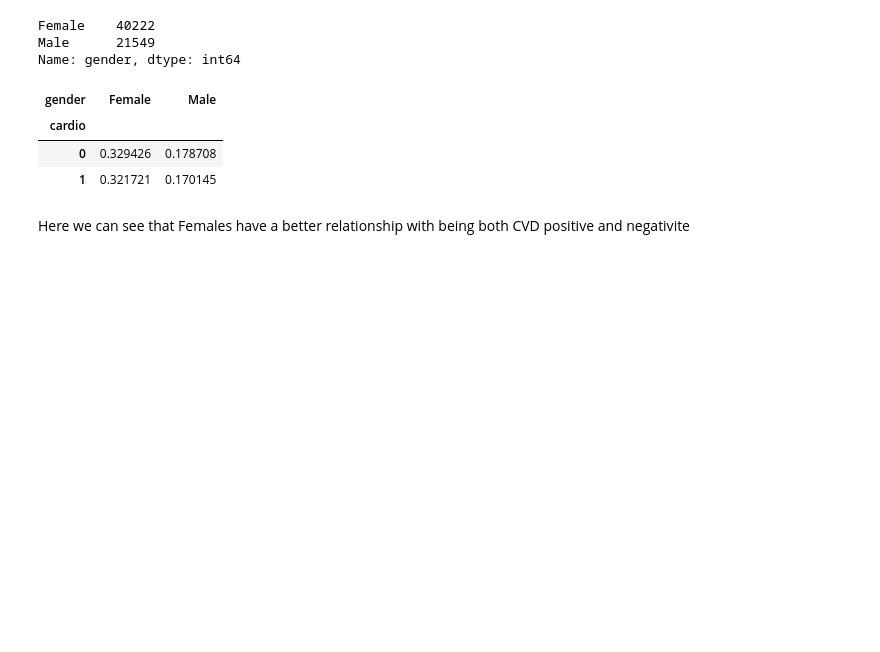
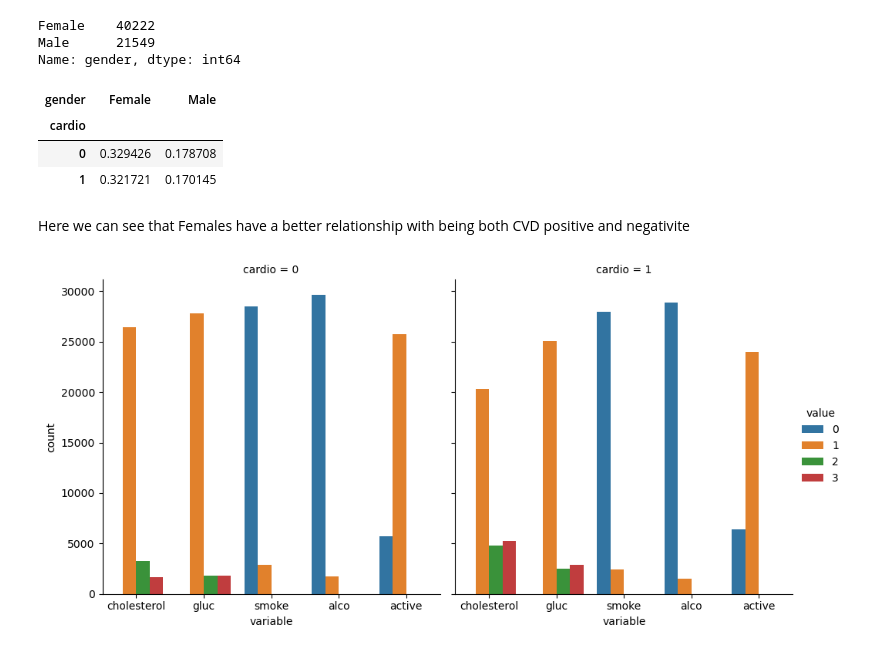
Before and after one commit to COMP3608-Big-Data/Cardiovascular-Disease-Prediction, a Jupyter notebook: the_gold_miners.ipynb, the cells around one changed output. Cells and saved outputs as stored; diff of their text form; code cells hidden in the pictures; blank space fills up the shorter version.

Commit message:
Catplot showing the relationship between a number of readings and how they relate to postive and negative CVD patients

```diff
--- a/the_gold_miners.ipynb
+++ b/the_gold_miners.ipynb
@@ -742,3 +742,8 @@ pd.crosstab(df_without_outliers['cardio'],df_without_outliers['gender'],normaliz
 | 1 | 0.321721 | 0.170145 |
 # %% [markdown]
 Here we can see that Females have a better relationship with being both CVD positive and negativite
+# %%
+data_long = pd.melt(df_without_outliers, id_vars=['cardio'], value_vars=['cholesterol','gluc', 'smoke', 'alco', 'active'])
+sns.catplot(x="variable", hue="value",col="cardio",data= data_long,kind="count");
+# %% [output]
+[figure, added]
```
